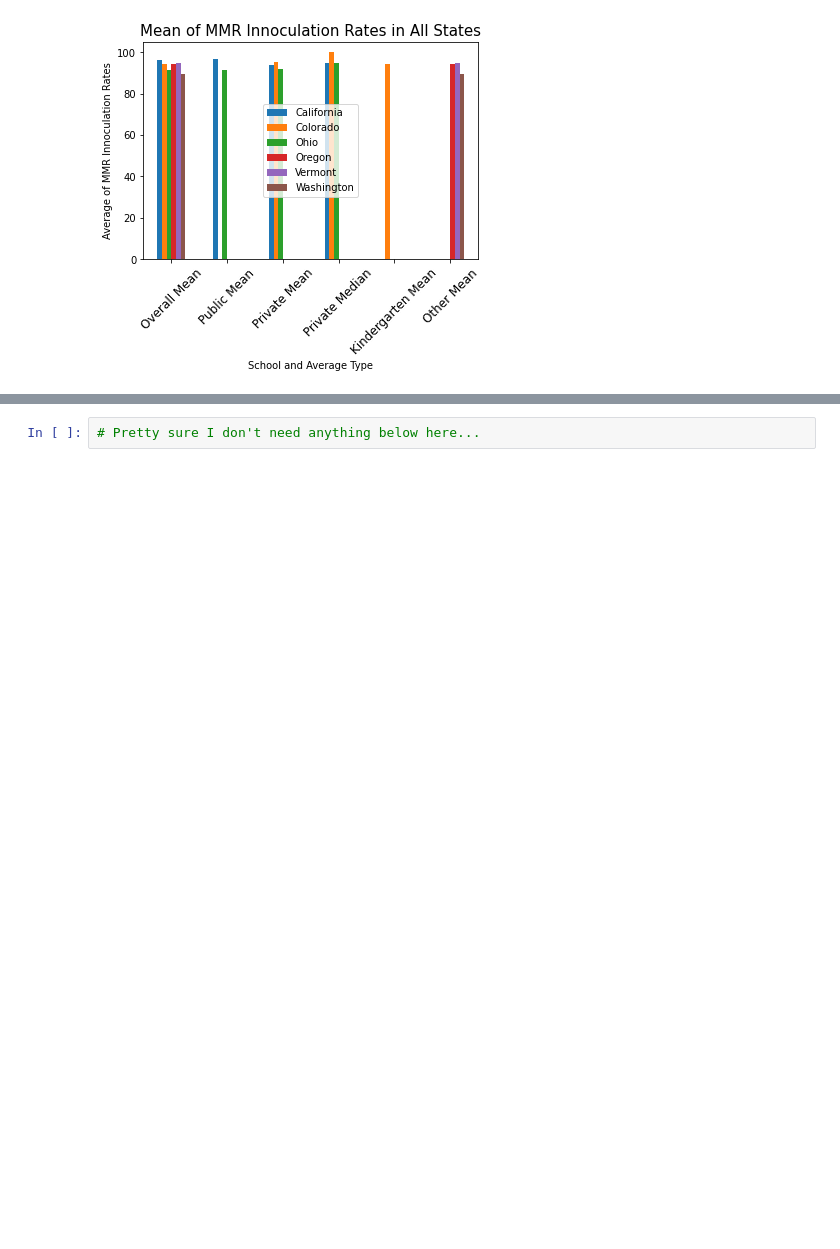
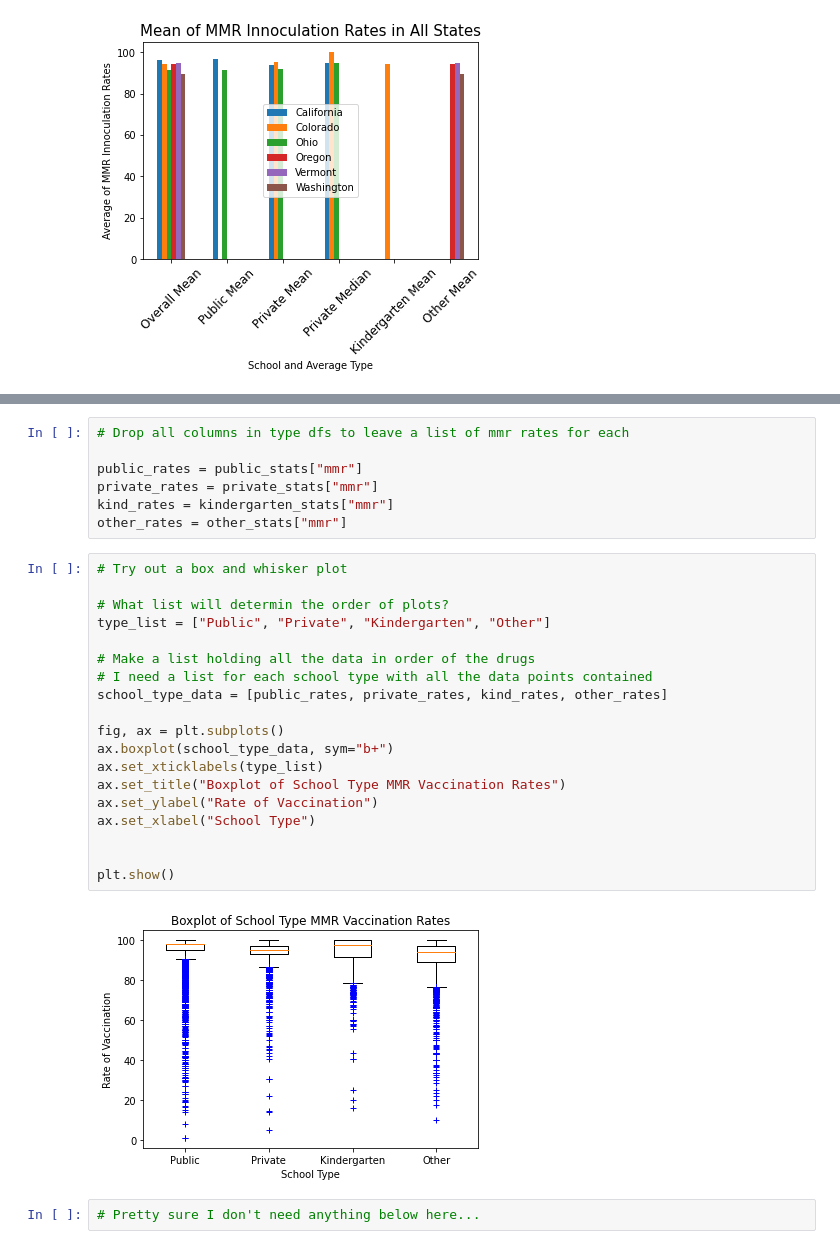
Before and after one commit to mel-c-lowe/UMN_Bootcamp_Project_One, a Jupyter notebook: MMR Vaccinations Trends.ipynb, the cells around one changed output, grey strips where cells are left out. Drawn from its saved outputs; the diff is of its cells as text; blank space fills up the shorter version.

Commit message:
Test box and whisker and WOW is it gross

```diff
--- a/MMR Vaccinations Trends.ipynb
+++ b/MMR Vaccinations Trends.ipynb
@@ -466,3 +491,31 @@ plt.show()
+# %%
+# Drop all columns in type dfs to leave a list of mmr rates for each
+
+public_rates = public_stats["mmr"]
+private_rates = private_stats["mmr"]
+kind_rates = kindergarten_stats["mmr"]
+other_rates = other_stats["mmr"]
+# %%
+# Try out a box and whisker plot
+
+# What list will determin the order of plots?
+type_list = ["Public", "Private", "Kindergarten", "Other"]
+
+# Make a list holding all the data in order of the drugs
+# I need a list for each school type with all the data points contained
+school_type_data = [public_rates, private_rates, kind_rates, other_rates]
+
+fig, ax = plt.subplots()
+ax.boxplot(school_type_data, sym="b+")
+ax.set_xticklabels(type_list)
+ax.set_title("Boxplot of School Type MMR Vaccination Rates")
+ax.set_ylabel("Rate of Vaccination")
+ax.set_xlabel("School Type")
+
+
+plt.show()
+# %% [output]
+[figure, added]
 # %%
 # Pretty sure I don't need anything below here...
 # %%
```
Also changed, not shown: parts of 3 cells of this notebook.
